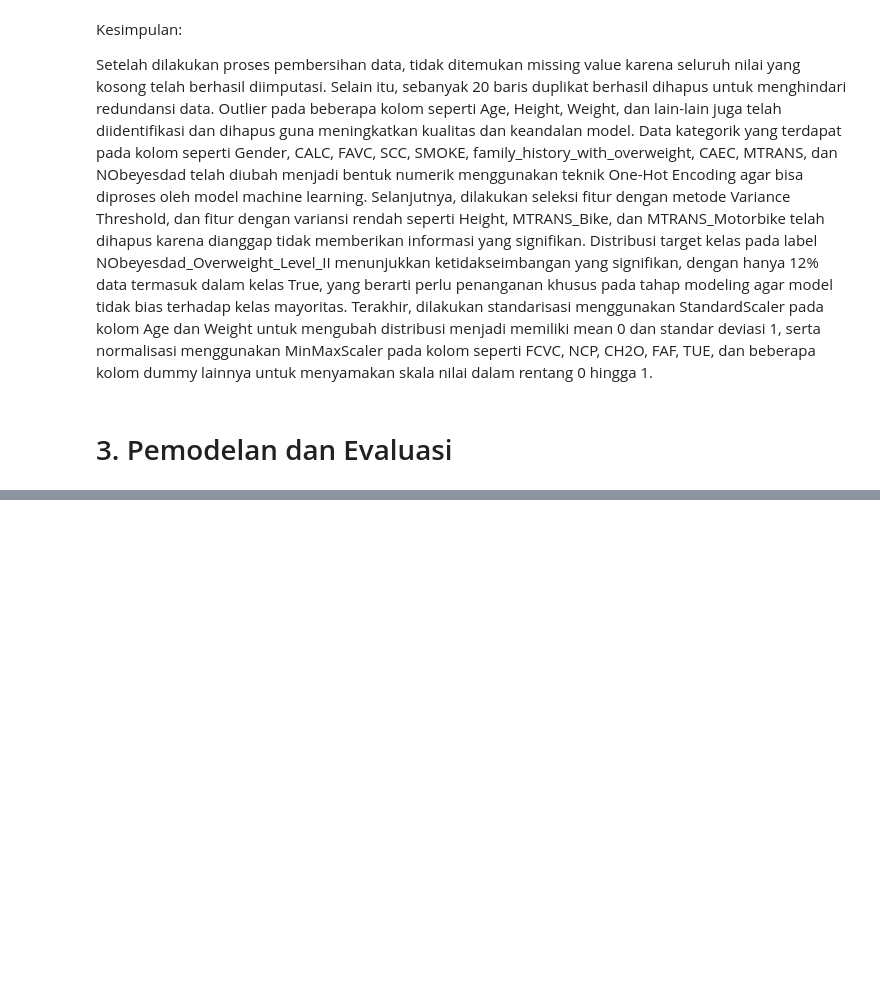
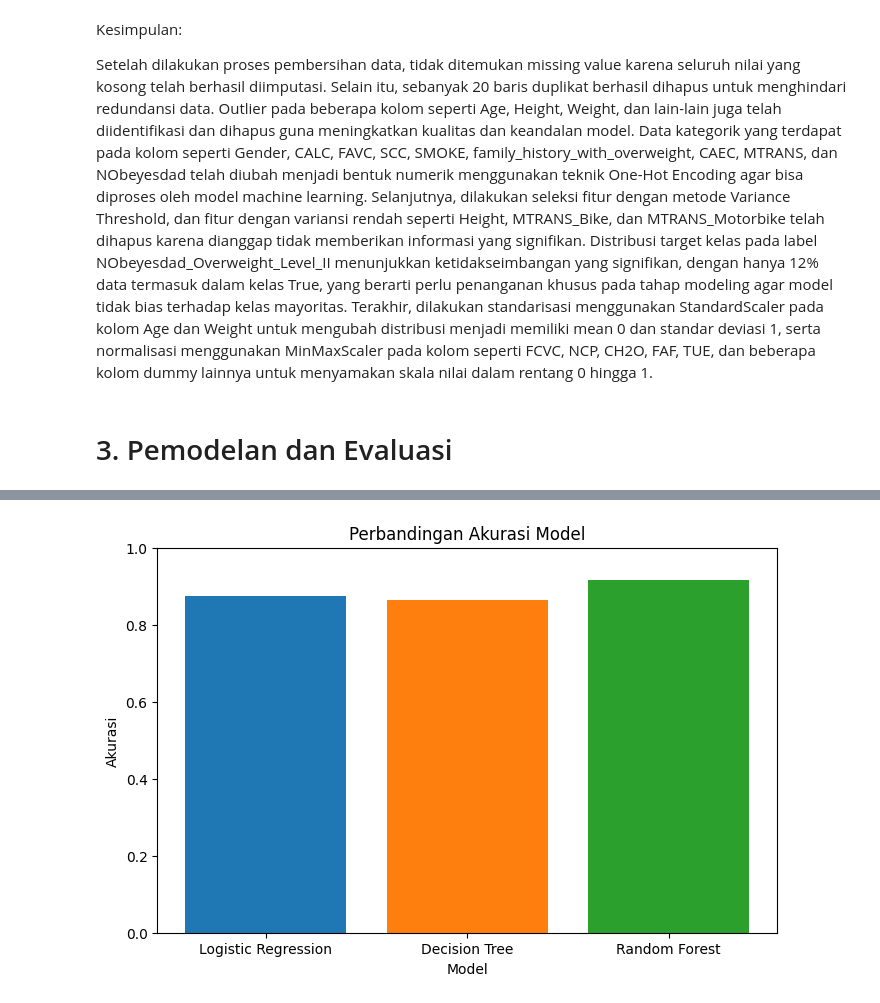
Before and after one commit to ikfinakmlya/capstone_datascience, a Jupyter notebook: Capstone_Bengkod.ipynb, the cells around one changed output, grey strips where cells are left out. Saved outputs shown, nothing was run; the diff lists cells and outputs as text; code cells hidden in the pictures; blank space fills up the shorter version.

```diff
--- a/Capstone_Bengkod.ipynb
+++ b/Capstone_Bengkod.ipynb
@@ -537,0 +542,81 @@ Setelah dilakukan proses pembersihan data, tidak ditemukan missing value karena
+# %%
+# Gabungkan kolom one-hot target menjadi 1 kolom label
+target_cols = ['NObeyesdad_Normal_Weight',
+               'NObeyesdad_Obesity_Type_I',
+               'NObeyesdad_Obesity_Type_II',
+               'NObeyesdad_Obesity_Type_III',
+               'NObeyesdad_Overweight_Level_I',
+               'NObeyesdad_Overweight_Level_II']
+
+# Ambil X (fitur) dan y (label)
+X = df.drop(columns=target_cols)
+y = df[target_cols].idxmax(axis=1)  # Ambil nama kolom target yang nilainya 1
+
+# Contoh hasil y: 'NObeyesdad_Obesity_Type_I'
+# Kalau mau bersihin prefixnya:
+y = y.str.replace('NObeyesdad_', '')
+
+# Lanjut split
+from sklearn.model_selection import train_test_split
+X_train, X_test, y_train, y_test = train_test_split(X, y, test_size=0.2, random_state=42)
+# %%
+from sklearn.linear_model import LogisticRegression
+from sklearn.tree import DecisionTreeClassifier
+from sklearn.ensemble import RandomForestClassifier
+from sklearn.metrics import accuracy_score, precision_score, recall_score, f1_score, confusion_matrix
+import pandas as pd
+
+# Logistic Regression
+model_logreg = LogisticRegression(max_iter=1000, random_state=42)
+model_logreg.fit(X_train, y_train)
+y_pred_logreg = model_logreg.predict(X_test)
+
+# Decision Tree
+model_tree = DecisionTreeClassifier(random_state=42)
+model_tree.fit(X_train, y_train)
+y_pred_tree = model_tree.predict(X_test)
+
+# Random Forest
+model_forest = RandomForestClassifier(n_estimators=100, random_state=42)
+model_forest.fit(X_train, y_train)
+y_pred_forest = model_forest.predict(X_test)
+
+# Fungsi untuk menghitung metrik evaluasi
+def evaluate_model(y_test, y_pred, model_name):
+    accuracy = accuracy_score(y_test, y_pred)
+    precision = precision_score(y_test, y_pred, average='weighted', zero_division=0)
+    recall = recall_score(y_test, y_pred, average='weighted', zero_division=0)
+    f1 = f1_score(y_test, y_pred, average='weighted', zero_division=0)
+    cm = confusion_matrix(y_test, y_pred)
+
+    print(f"\nEvaluasi untuk {model_name}:")
+    print(f"Accuracy: {accuracy:.4f}")
+    print(f"Precision: {precision:.4f}")
+    print(f"Recall: {recall:.4f}")
+    print(f"F1-Score: {f1:.4f}")
+    print(f"Confusion Matrix:\n{cm}")
+
+    return {'Model': model_name, 'Accuracy': accuracy, 'Precision': precision, 'Recall': recall, 'F1-Score': f1}
+
+# Evaluasi masing-masing model
+results = []
+results.append(evaluate_model(y_test, y_pred_logreg, "Logistic Regression"))
+results.append(evaluate_model(y_test, y_pred_tree, "Decision Tree"))
+results.append(evaluate_model(y_test, y_pred_forest, "Random Forest"))
+
+# Menampilkan tabel komparasi
+results_df = pd.DataFrame(results)
+print("\nTabel Komparasi Model:")
+print(results_df)
+
+# Visualisasi perbandingan akurasi
+import matplotlib.pyplot as plt
+
+plt.figure(figsize=(8, 5))
+plt.bar(results_df['Model'], results_df['Accuracy'], color=['#1f77b4', '#ff7f0e', '#2ca02c'])
+plt.title('Perbandingan Akurasi Model')
+plt.xlabel('Model')
+plt.ylabel('Akurasi')
+plt.ylim(0, 1)
+plt.show()
+# %% [output]
@@ -537,0 +640 @@ Setelah dilakukan proses pembersihan data, tidak ditemukan missing value karena
+[figure, added]
```
Also changed, not shown: parts of 3 cells of this notebook.
